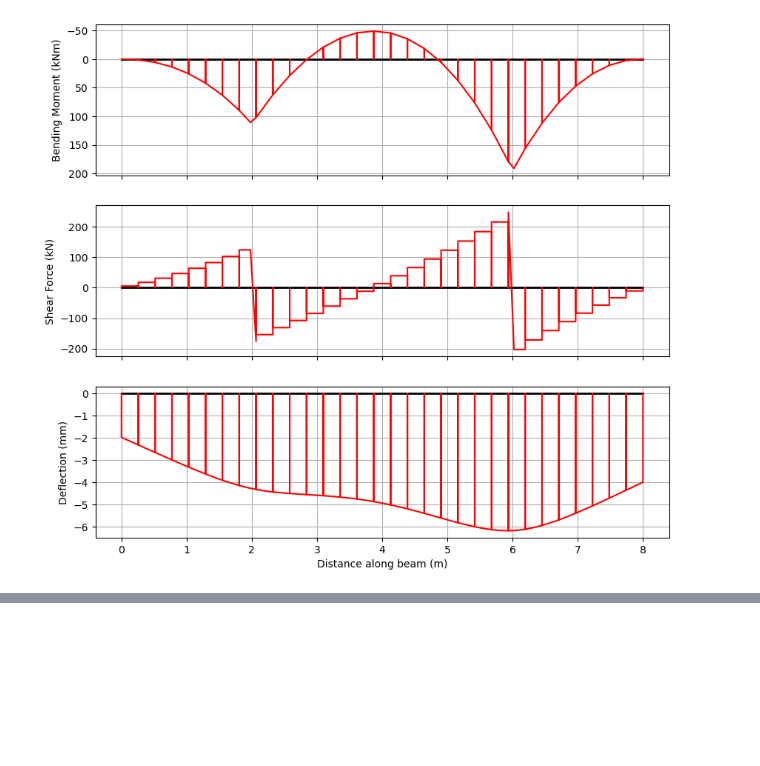
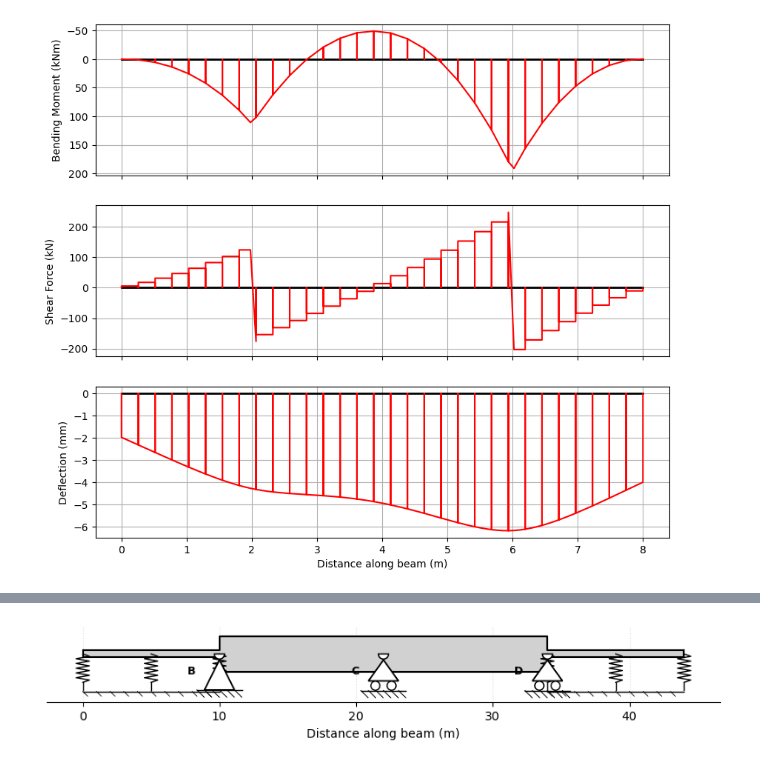
Before and after one commit to ccaprani/pycba, a Jupyter notebook: docs/source/notebooks/foundation.ipynb, the cells around one changed output, grey strips where cells are left out. Drawn from its saved outputs; the diff is of its cells as text; code cells hidden in the pictures; blank space fills up the shorter version.

```diff
--- a/docs/source/notebooks/foundation.ipynb
+++ b/docs/source/notebooks/foundation.ipynb
@@ -76,0 +88,11 @@ max bearing pressure: 123.6 kN/m
+# %%
+# approach | abutment | span 1 | pier | span 2 | abutment | departure
+L  = [10.0, 12.0, 12.0, 10.0]               # m
+EI = [1.3e4, 2.0e6, 2.0e6, 1.3e4]           # track on ballast, two bridge spans, track on ballast
+kf = [4.0e4, None, None, 4.0e4]             # ballast (Winkler) under the approaches only
+R  = [0, 0,  -1, 0,  -1, 0,  -1, 0,  0, 0]  # free | abutment | pier | abutment | free
+
+ba = cba.BeamAnalysis(L, EI, R, kf=kf)
+ba.plot_beam();                             # ballasted approaches + the two-span bridge deck
+# %% [output]
+[figure, added]
```
Also changed, not shown: parts of 6 cells of this notebook, 1 other file.
